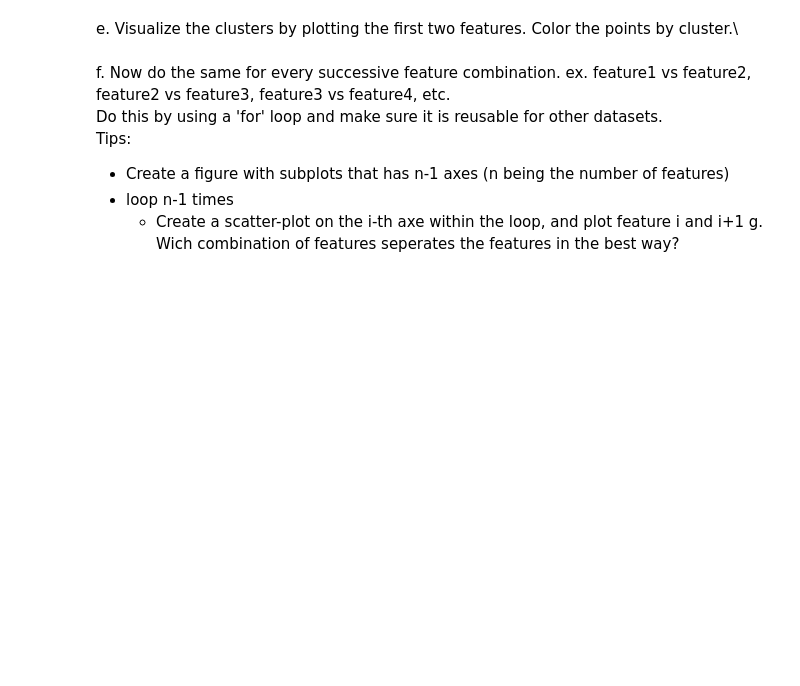
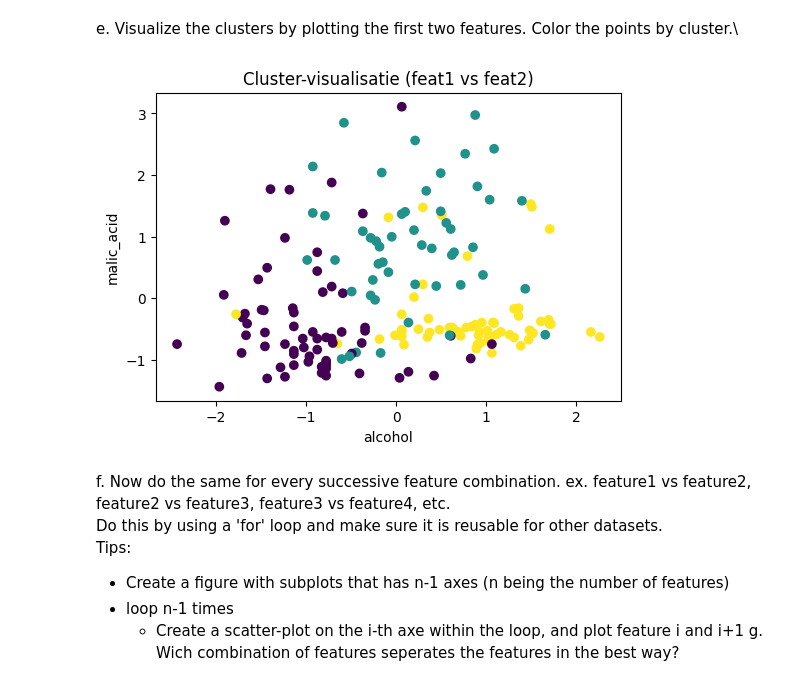
Before and after one commit to YuuneesIBH/KdG-DataScience2, a Jupyter notebook: Oefeningen/5- Machine Learning/05.11_EX.ipynb, the cells around one changed output. Saved outputs shown, nothing was run; the diff lists cells and outputs as text; code cells hidden in the pictures; blank space fills up the shorter version.

```diff
--- a/Oefeningen/5- Machine Learning/05.11_EX.ipynb
+++ b/Oefeningen/5- Machine Learning/05.11_EX.ipynb
@@ -34,6 +91,20 @@ b. Derive the model and predict the clusters.
 # %% [markdown]
 c. Instead of performing the Scaler seperatly, use the pipeline module from sklearn. A Pipeline is a sequence of data tranformers (in this case the StandardScaler() with an optional final predictor (in this case KMeans). You already used pipeline to transform a polynominal regression to a linear regression.  \
 Create a pipeline that first executes the StandardScaler() and uses the output to apply Kmeans and the KMeans.
+# %%
+import pandas as pd
+import matplotlib.pyplot as plt
+from sklearn.pipeline import Pipeline
+from sklearn.preprocessing import StandardScaler
+from sklearn.cluster import KMeans
+
+# c. Maak een pipeline die eerst schaalt en dan clustert
+pipeline = Pipeline([
+    ('scaler', StandardScaler()),                            # Z-score normalisatie
+    ('kmeans', KMeans(n_clusters=3, random_state=42))        # K-Means met 3 clusters
+])
+pipeline.fit(X)                                              # fit op originele X (scaler wordt automatisch toegepast)
+clusters = pipeline.predict(X)                              # cluster-toewijzing per observatie
 # %% [markdown]
 d. Create a dataframe with the resulting 'clusters' and the original 'wine classes'.\
 e. Can you see a pattern when comparing the clusters with the original wine classes?
@@ -40,5 +131,16 @@ e. Can you see a pattern when comparing the clusters with the original wine clas
 # %% [markdown]
 e. Visualize the clusters by plotting the first two features. Color the points by cluster.\
+# %%
+# e. Visualiseer de clusters op basis van de eerste twee genormaliseerde features
+X_norm = pipeline.named_steps['scaler'].transform(X)        # genormaliseerde features als numpy array
+plt.figure(figsize=(6, 4))
+plt.scatter(X_norm[:, 0], X_norm[:, 1], c=clusters)         # feature1 vs feature2, kleur = cluster
+plt.xlabel(X.columns[0])
+plt.ylabel(X.columns[1])
+plt.title('Cluster-visualisatie (feat1 vs feat2)')
+plt.show()
+# %% [output]
+[figure, added]
 # %% [markdown]
 f. Now do the same for every successive feature combination. ex. feature1 vs feature2, feature2 vs feature3, feature3 vs feature4, etc.\
 Do this by using a 'for' loop and make sure it is reusable for other datasets.\
```
Also changed, not shown: parts of 11 cells of this notebook, 2 other files.
